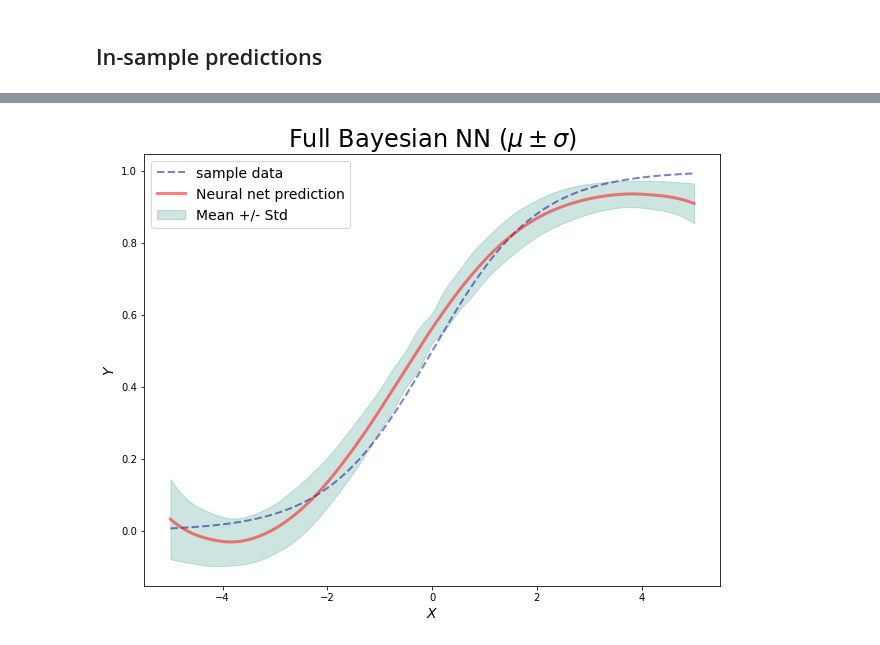
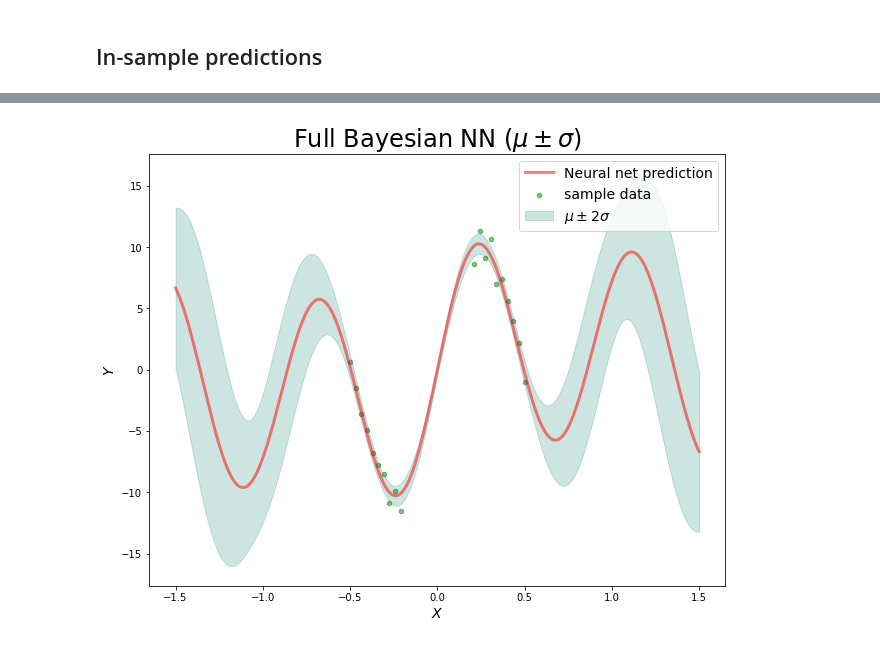
Before and after one commit to varshini-reddy/ski-trip, a Jupyter notebook: bnn_mcmc-early-stop.ipynb, the cells around one changed output, grey strips where cells are left out. Saved outputs shown, nothing was run; the diff lists cells and outputs as text; code cells hidden in the pictures.

```diff
--- a/bnn_mcmc-early-stop.ipynb
+++ b/bnn_mcmc-early-stop.ipynb
@@ -143,7 +144,7 @@ model = tfd.JointDistributionNamedAutoBatched(dict(
 
     y= lambda weights1,weights2,bias:
         tfd.Normal(
-            loc=basic_nn(weights1,weights2,bias),
+            loc=basic_nn(x,weights1,weights2,bias),
             scale=1
         )
 ))
@@ -152,7 +153,7 @@ def target_log_prob_fn(weights1=None, weights2=None,bias=None):
     return model.log_prob(weights1=weights1,weights2=weights2, bias=bias, y=y)
 # %%
 # Size of each chain.
-num_results = int(1e4)
+num_results = int(3e4)
 # Burn-in steps.`
 num_burnin_steps = int(3e4)
 # Hamiltonian Monte Carlo transition kernel.
@@ -247,5 +248,8 @@ chains_df.head()
+# %%
+import numpy as np
+x_test = np.linspace(-1.5, 1.5, 1000).reshape(-1, 1)
 # %%
-y_preds = chains_df.apply(lambda x: basic_nn([[x.w11,x.w12]],[[x.w21],[x.w22]],x.b1),axis=1)
+y_preds = chains_df.apply(lambda x: basic_nn(x_test,[[x.w11,x.w12]],[[x.w21],[x.w22]],x.b1),axis=1)
 # %%
 import numpy as np
 y_numpreds = np.array([i.numpy() for i in y_preds])
@@ -254,18 +258,18 @@ y_bayesian_means = y_numpreds.squeeze().mean(axis=0)#.reshape(-1,1)
 y_bayesian_stds = y_numpreds.squeeze().std(axis=0)#.reshape(-1,1)
 # %%
 plt.figure(figsize=(4,6))
-plt.plot(X_data, y_data,'--',color='darkblue' ,lw=2, alpha = 0.5, label='sample data')
-plt.plot(X_data, y_bayesian_means,color='r',lw=3, alpha = 0.5, label='Neural net prediction')
-plt.fill_between(X_data, y_bayesian_means+y_bayesian_stds, y_bayesian_means-y_bayesian_stds, color="#007D66", \
-                alpha=0.2,label = 'Mean +/- Std')
+plt.scatter(X_data, y_data,color='g' , s=20,alpha = 0.5, label='sample data')
+plt.plot(x_test, y_bayesian_means,color='r',lw=3, alpha = 0.5, label='Neural net prediction')
+plt.fill_between(x_test.ravel(), y_bayesian_means+2*y_bayesian_stds, y_bayesian_means-2*y_bayesian_stds, color="#007D66", \
+                alpha=0.2,label = '$\mu \pm 2\sigma$')
 # ax.fill_between(t, mu2+sigma2, mu2-sigma2, facecolor='yellow', alpha=0.5)
 plt.title('Full Bayesian NN ($\mu \pm \sigma$)',fontsize=24);
 plt.xlabel('$X$',fontsize=14);
 plt.ylabel('$Y$',fontsize=14)
 plt.subplots_adjust(left=0.0, bottom=0.0, right=2.0, top=1.0, wspace=0.2, hspace=0.2)
 plt.legend(fontsize=14)
 plt.show()
 # %% [output]
-[figure, old version]
+[figure, new version]
 # %% [markdown]
 ![Fin](https://media.giphy.com/media/jc1dl9ywZPryw/giphy.gif)
```
Also changed, not shown: parts of 10 cells of this notebook, 51 other files.
